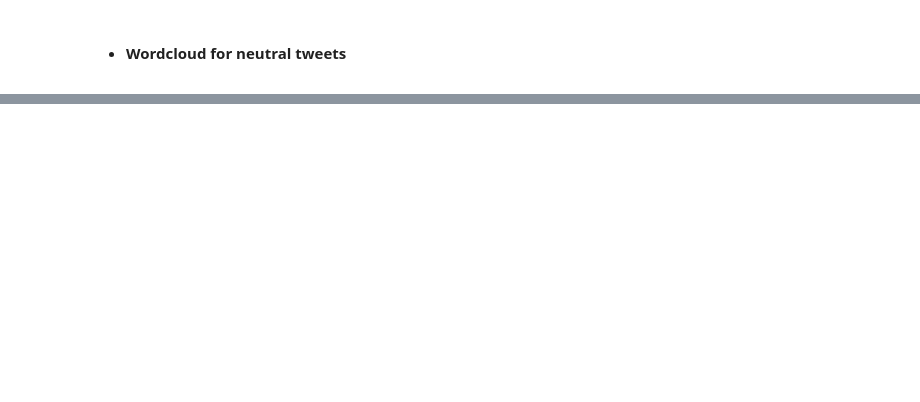
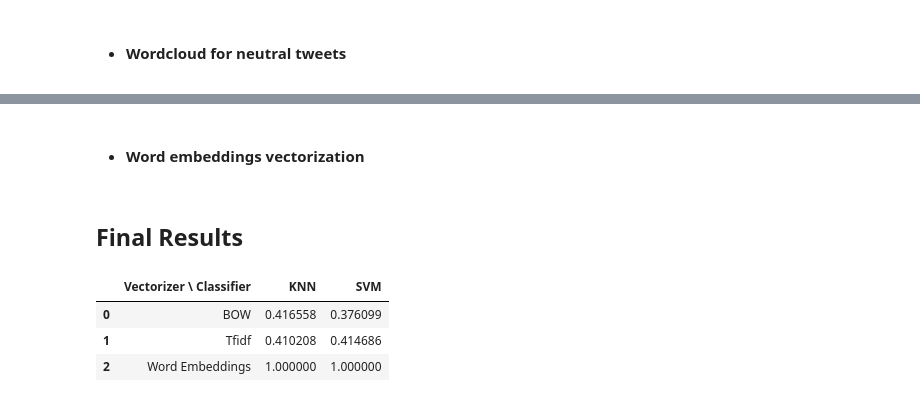
Before and after one commit to VaggelisSpi/Twitter-Sentiment-Analysis, a Jupyter notebook: scr/Project1DataMiningSemiFinal.ipynb, the cells around one changed output, grey strips where cells are left out. Saved outputs shown, nothing was run; the diff lists cells and outputs as text; code cells hidden in the pictures; blank space fills up the shorter version.

Commit message:
added classification and vectorization at semifinal notebook

```diff
--- a/scr/Project1DataMiningSemiFinal.ipynb
+++ b/scr/Project1DataMiningSemiFinal.ipynb
@@ -222,0 +297,11 @@ Image('neutralWordcloud.png')
+# %%
+bowVectorizer = CountVectorizer(stop_words=stopWords)
+
+trainX = bowVectorizer.fit_transform(trainData['Text'])
+testX = bowVectorizer.transform(testData['Text'])
+
+print('-------------SVM Classification Report with BOW Vectorization-------------')
+accuracyDict["BOW-SVM"] = SvmClassification(trainX, trainY, testX, testY, le)
+
+print('-------------KNN Classification Report with BOW Vectorization-------------')
+accuracyDict["BOW-KNN"] = KnnClassification(trainX, trainY, testX, testY, le)
@@ -222,0 +328,11 @@ Image('neutralWordcloud.png')
+# %%
+tfIdfVectorizer = TfidfVectorizer()
+
+trainX = tfIdfVectorizer.fit_transform(trainData['Text'])
+testX = tfIdfVectorizer.transform(testData['Text'])
+
+print('-------------SVM Classification Report with TfIdf Vectorization-------------')
+accuracyDict["TfIdf-SVM"] = SvmClassification(trainX, trainY, testX, testY, le)
+
+print('-------------KNN Classification Report with TfIdf Vectorization-------------')
+accuracyDict["TfIdf-KNN"] = KnnClassification(trainX, trainY, testX, testY, le)
@@ -222,0 +357,21 @@ Image('neutralWordcloud.png')
+# %% [markdown]
+  - #### Word embeddings vectorization
+# %%
+accuracyDict["WordEmbed-SVM"] = 1.0
+
+accuracyDict["WordEmbed-KNN"] = 1.0
+# %% [markdown]
+## __Final Results__
+# %%
+resultsData = {r'Vectorizer \ Classifier': ['BOW', 'Tfidf', 'Word Embeddings'],
+               'KNN': [accuracyDict["BOW-KNN"], accuracyDict["TfIdf-KNN"], accuracyDict["WordEmbed-KNN"]],
+               'SVM': [accuracyDict["BOW-SVM"], accuracyDict["TfIdf-SVM"], accuracyDict["WordEmbed-SVM"]]}
+
+resultsDataFrame = pd.DataFrame(data=resultsData)
+
+resultsDataFrame
+# %% [output]
+|  | Vectorizer \ Classifier | KNN | SVM |
+| 0 | BOW | 0.416558 | 0.376099 |
+| 1 | Tfidf | 0.410208 | 0.414686 |
+| 2 | Word Embeddings | 1.000000 | 1.000000 |
```
Also changed, not shown: parts of 22 cells of this notebook, 6 other files.
